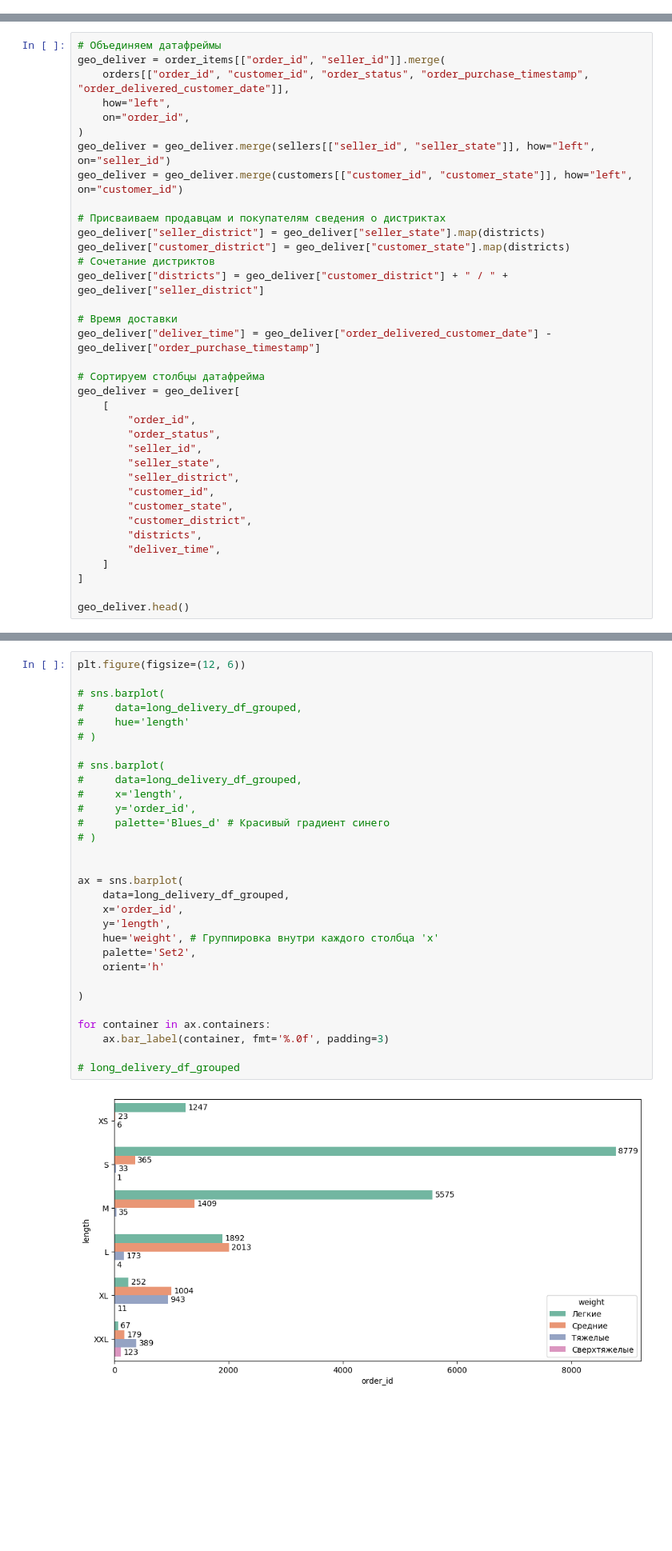
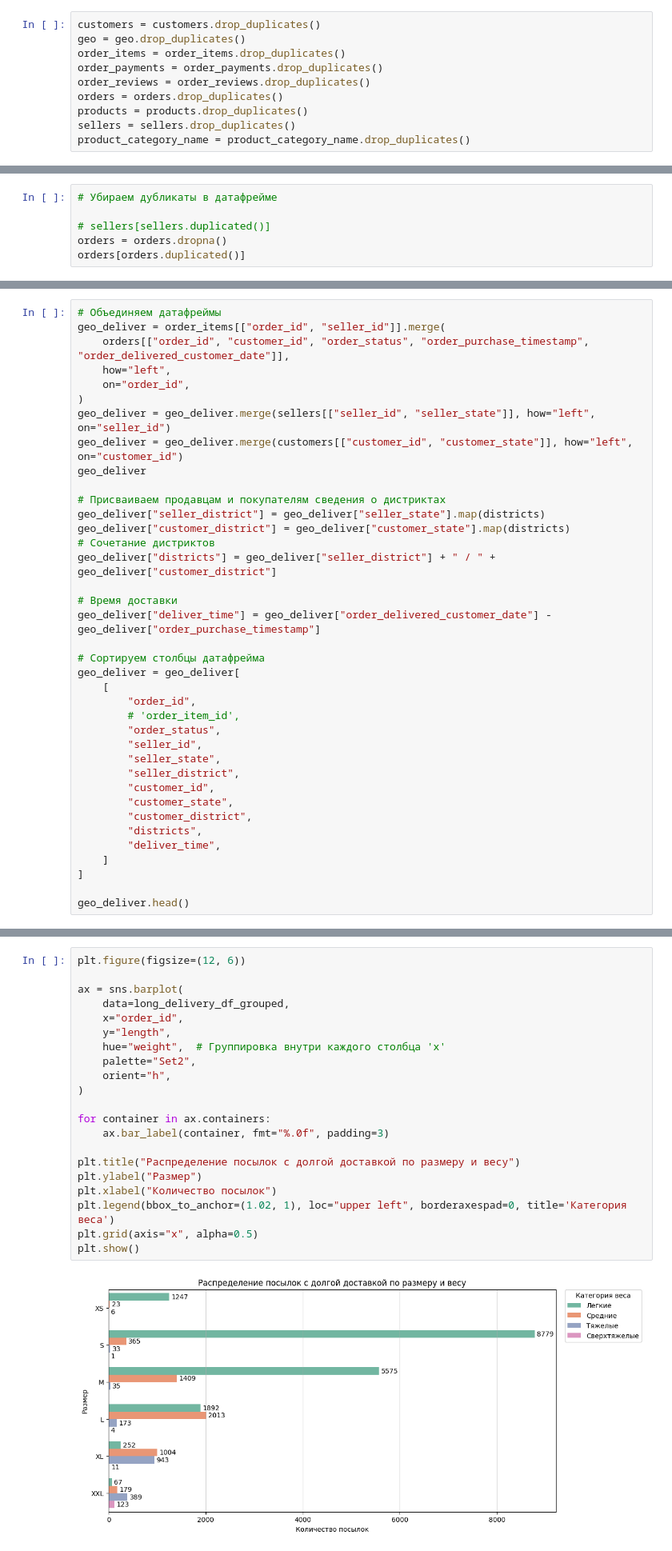
Before and after one commit to trineevkirill/brazillian_ecom, a Jupyter notebook: brazillian ecomm.ipynb, the cells around one changed output, grey strips where cells are left out. Shown at 80% size. Cells and saved outputs as stored; diff of their text form; blank space fills up the shorter version.

```diff
--- a/brazillian ecomm.ipynb
+++ b/brazillian ecomm.ipynb
@@ -203,0 +204,10 @@ product_category_name = pd.read_csv(
+# %%
+customers = customers.drop_duplicates()
+geo = geo.drop_duplicates()
+order_items = order_items.drop_duplicates()
+order_payments = order_payments.drop_duplicates()
+order_reviews = order_reviews.drop_duplicates()
+orders = orders.drop_duplicates()
+products = products.drop_duplicates()
+sellers = sellers.drop_duplicates()
+product_category_name = product_category_name.drop_duplicates()
@@ -325,3 +340,9 @@ display("product_category_name", product_category_name.head())
 | 3 | 949d5b44dbf5de918fe9c16f97b45f8a | f88197465ea7920adcdbec7375364d82 | delivered | 2017-11-18 19:28:06 | 2017-11-18 19:45:59 | 2017-11-22 13:39:59 | ... |
 | 4 | ad21c59c0840e6cb83a9ceb5573f8159 | 8ab97904e6daea8866dbdbc4fb7aad2c | delivered | 2018-02-13 21:18:39 | 2018-02-13 22:20:29 | 2018-02-14 19:46:34 | ... |
 ... (6 outputs left out)
+# %%
+# Убираем дубликаты в датафрейме
+
+# sellers[sellers.duplicated()]
+orders = orders.dropna()
+orders[orders.duplicated()]
@@ -517,12 +533,13 @@ geo_deliver = order_items[["order_id", "seller_id"]].merge(
 )
 geo_deliver = geo_deliver.merge(sellers[["seller_id", "seller_state"]], how="left", on="seller_id")
 geo_deliver = geo_deliver.merge(customers[["customer_id", "customer_state"]], how="left", on="customer_id")
+geo_deliver
 
 # Присваиваем продавцам и покупателям сведения о дистриктах
 geo_deliver["seller_district"] = geo_deliver["seller_state"].map(districts)
 geo_deliver["customer_district"] = geo_deliver["customer_state"].map(districts)
 # Сочетание дистриктов
-geo_deliver["districts"] = geo_deliver["customer_district"] + " / " + geo_deliver["seller_district"]
+geo_deliver["districts"] = geo_deliver["seller_district"] + " / " + geo_deliver["customer_district"]
 
 # Время доставки
 geo_deliver["deliver_time"] = geo_deliver["order_delivered_customer_date"] - geo_deliver["order_purchase_timestamp"]
@@ -531,6 +548,7 @@ geo_deliver["deliver_time"] = geo_deliver["order_delivered_customer_date"] - geo
 geo_deliver = geo_deliver[
     [
         "order_id",
+        # 'order_item_id',
         "order_status",
         "seller_id",
         "seller_state",
@@ -762,32 +829,23 @@ long_delivery_df_grouped
 # %%
 plt.figure(figsize=(12, 6))
 
-# sns.barplot(
-#     data=long_delivery_df_grouped,
-#     hue='length'
-# )
-
-# sns.barplot(
-#     data=long_delivery_df_grouped,
-#     x='length',
-#     y='order_id',
-#     palette='Blues_d' # Красивый градиент синего
-# )
-
-
 ax = sns.barplot(
     data=long_delivery_df_grouped,
-    x='order_id',
-    y='length',
-    hue='weight', # Группировка внутри каждого столбца 'x'
-    palette='Set2',
-    orient='h'
-
+    x="order_id",
+    y="length",
+    hue="weight",  # Группировка внутри каждого столбца 'x'
+    palette="Set2",
+    orient="h",
 )
 
 for container in ax.containers:
-    ax.bar_label(container, fmt='%.0f', padding=3)
+    ax.bar_label(container, fmt="%.0f", padding=3)
 
-# long_delivery_df_grouped
+plt.title("Распределение посылок с долгой доставкой по размеру и весу")
+plt.ylabel("Размер")
+plt.xlabel("Количество посылок")
+plt.legend(bbox_to_anchor=(1.02, 1), loc="upper left", borderaxespad=0, title='Категория веса')
+plt.grid(axis="x", alpha=0.5)
+plt.show()
 # %% [output]
-[figure, old version]
+[figure, new version]
```
Also changed, not shown: parts of 27 cells of this notebook.
